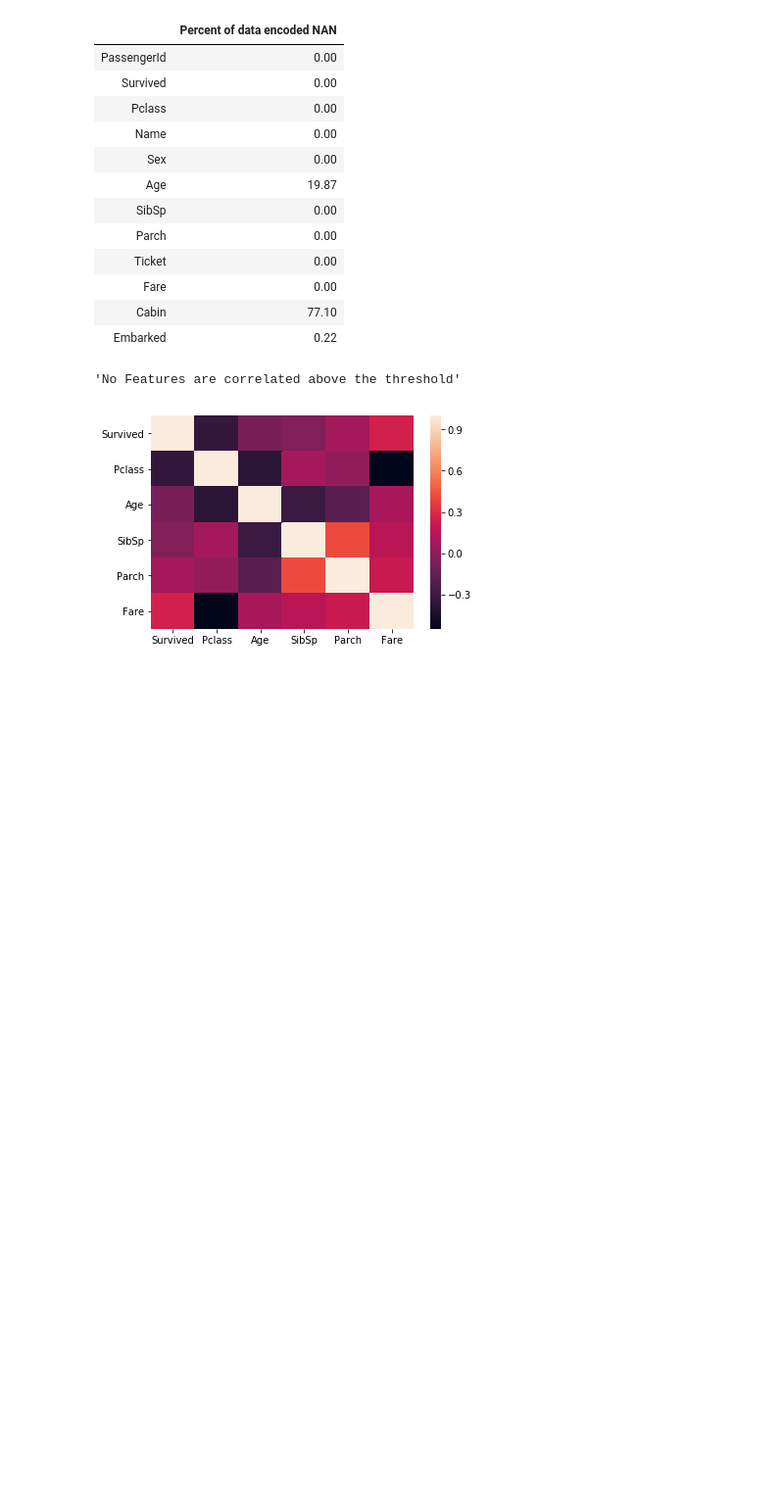
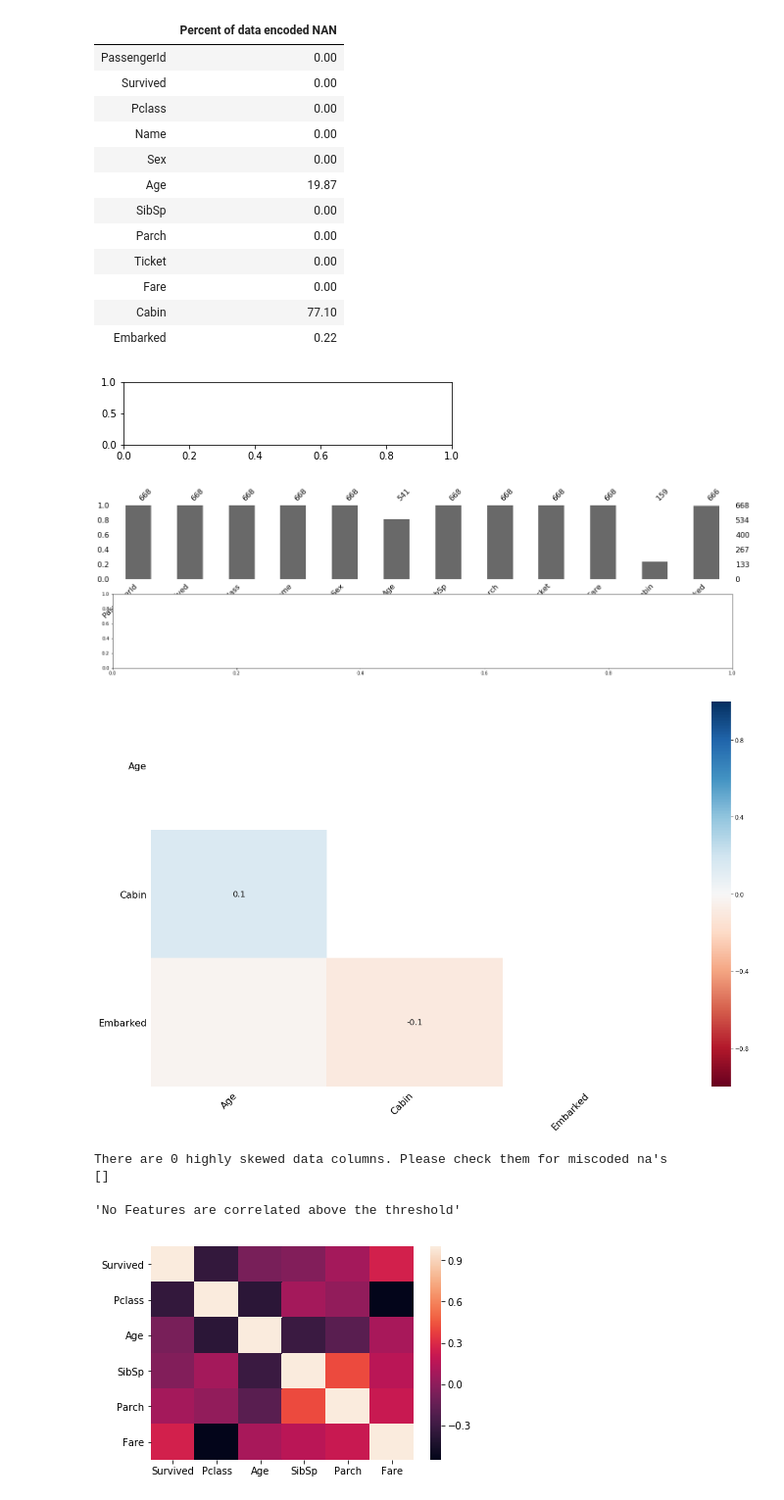
Before and after one commit to crawftv/crawto, a Jupyter notebook: CrawtoDS_output.ipynb, the cells around one changed output. Shown at 98% size. Cells and saved outputs as stored; diff of their text form; code cells hidden in the pictures; blank space fills up the shorter version.

```diff
--- a/CrawtoDS_output.ipynb
+++ b/CrawtoDS_output.ipynb
@@ -28,6 +28,17 @@ c.nan_report()
 | Fare | 0.00 |
 | Cabin | 77.10 |
 | Embarked | 0.22 |
+# %%
+c.missing_suite()
+# %% [output]
+[figure, added]
+[figure, added]
+[figure, added]
+# %%
+c.skew_report()
+# %% [output]
+There are 0 highly skewed data columns. Please check them for miscoded na's
+[]
 # %%
 c.correlation_report()
 # %% [output]
```
Also changed, not shown: parts of 4 cells of this notebook, 12 other files.
